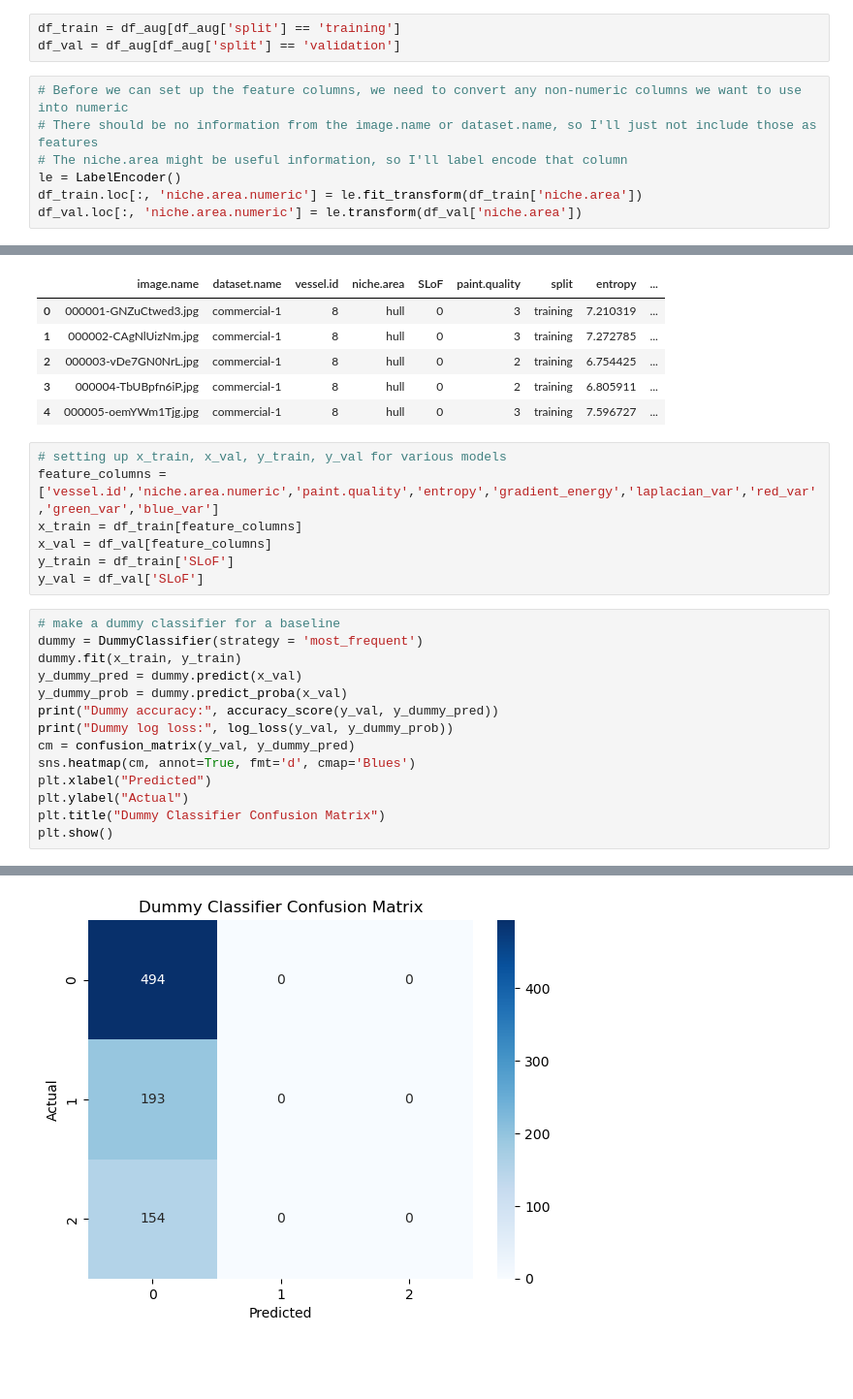
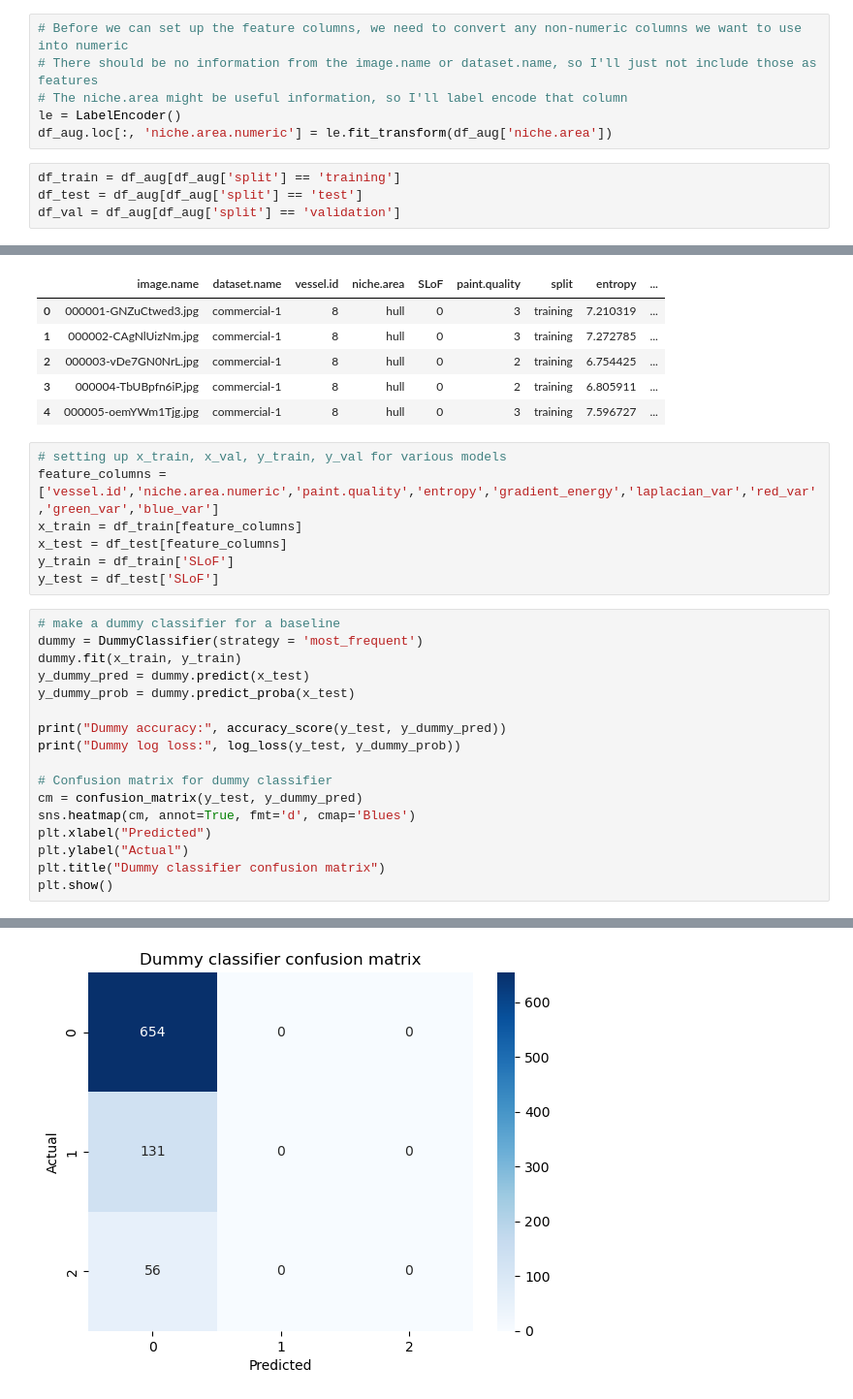
Before and after one commit to Kunal-Moz/hullseek, a Jupyter notebook: baseline_model.ipynb, the cells around one changed output, grey strips where cells are left out. Shown at 97% size. Cells and saved outputs as stored; diff of their text form; blank space fills up the shorter version.

```diff
--- a/baseline_model.ipynb
+++ b/baseline_model.ipynb
@@ -143,13 +133,13 @@ df_aug.head(5)
 | 2 | 000003-vDe7GN0NrL.jpg | commercial-1 | 8 | hull | 0 | 2 | training | 6.754425 | ... |
 | 3 | 000004-TbUBpfn6iP.jpg | commercial-1 | 8 | hull | 0 | 2 | training | 6.805911 | ... |
 | 4 | 000005-oemYWm1Tjg.jpg | commercial-1 | 8 | hull | 0 | 3 | training | 7.596727 | ... |
+# %%
+# Before we can set up the feature columns, we need to convert any non-numeric columns we want to use into numeric
+# There should be no information from the image.name or dataset.name, so I'll just not include those as features
+# The niche.area might be useful information, so I'll label encode that column
+le = LabelEncoder()
+df_aug.loc[:, 'niche.area.numeric'] = le.fit_transform(df_aug['niche.area'])
 # %%
 df_train = df_aug[df_aug['split'] == 'training']
+df_test = df_aug[df_aug['split'] == 'test']
 df_val = df_aug[df_aug['split'] == 'validation']
-# %%
-# Before we can set up the feature columns, we need to convert any non-numeric columns we want to use into numeric
-# There should be no information from the image.name or dataset.name, so I'll just not include those as features
-# The niche.area might be useful information, so I'll label encode that column
-le = LabelEncoder()
-df_train.loc[:, 'niche.area.numeric'] = le.fit_transform(df_train['niche.area'])
-df_val.loc[:, 'niche.area.numeric'] = le.transform(df_val['niche.area'])
@@ -177,21 +156,24 @@ df_train.head(5)
 # setting up x_train, x_val, y_train, y_val for various models
 feature_columns = ['vessel.id','niche.area.numeric','paint.quality','entropy','gradient_energy','laplacian_var','red_var','green_var','blue_var']
 x_train = df_train[feature_columns]
-x_val = df_val[feature_columns]
+x_test = df_test[feature_columns]
 y_train = df_train['SLoF']
-y_val = df_val['SLoF']
+y_test = df_test['SLoF']
 # %%
 # make a dummy classifier for a baseline
 dummy = DummyClassifier(strategy = 'most_frequent')
 dummy.fit(x_train, y_train)
-y_dummy_pred = dummy.predict(x_val)
-y_dummy_prob = dummy.predict_proba(x_val)
-print("Dummy accuracy:", accuracy_score(y_val, y_dummy_pred))
-print("Dummy log loss:", log_loss(y_val, y_dummy_prob))
-cm = confusion_matrix(y_val, y_dummy_pred)
+y_dummy_pred = dummy.predict(x_test)
+y_dummy_prob = dummy.predict_proba(x_test)
+
+print("Dummy accuracy:", accuracy_score(y_test, y_dummy_pred))
+print("Dummy log loss:", log_loss(y_test, y_dummy_prob))
+
+# Confusion matrix for dummy classifier
+cm = confusion_matrix(y_test, y_dummy_pred)
 sns.heatmap(cm, annot=True, fmt='d', cmap='Blues')
 plt.xlabel("Predicted")
 plt.ylabel("Actual")
-plt.title("Dummy Classifier Confusion Matrix")
+plt.title("Dummy classifier confusion matrix")
 plt.show()
 # %% [output]
@@ -200 +182 @@ Dummy log loss: 14.87175710585452
-[figure, old version]
+[figure, new version]
```
Also changed, not shown: parts of 17 cells of this notebook.
